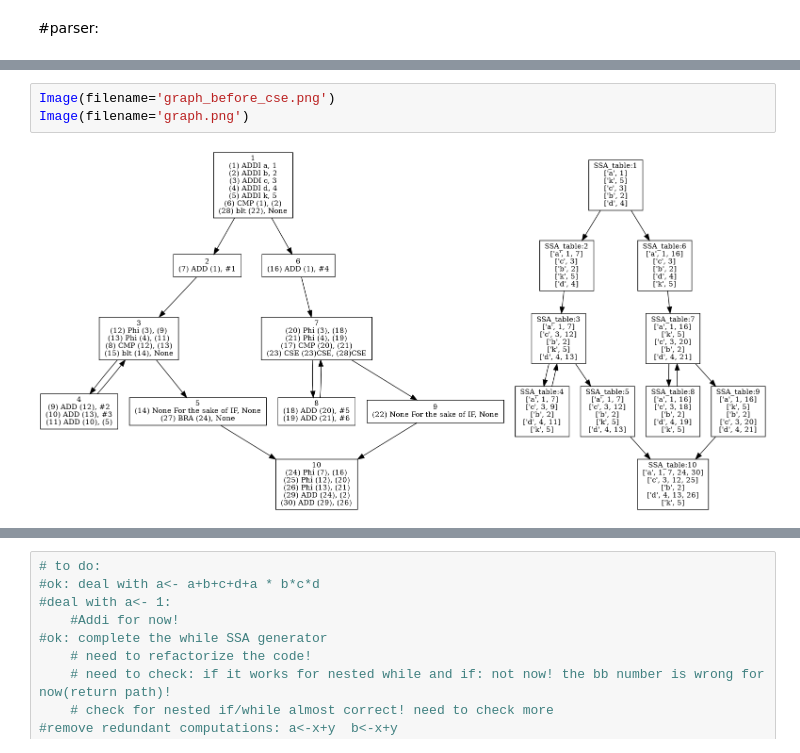
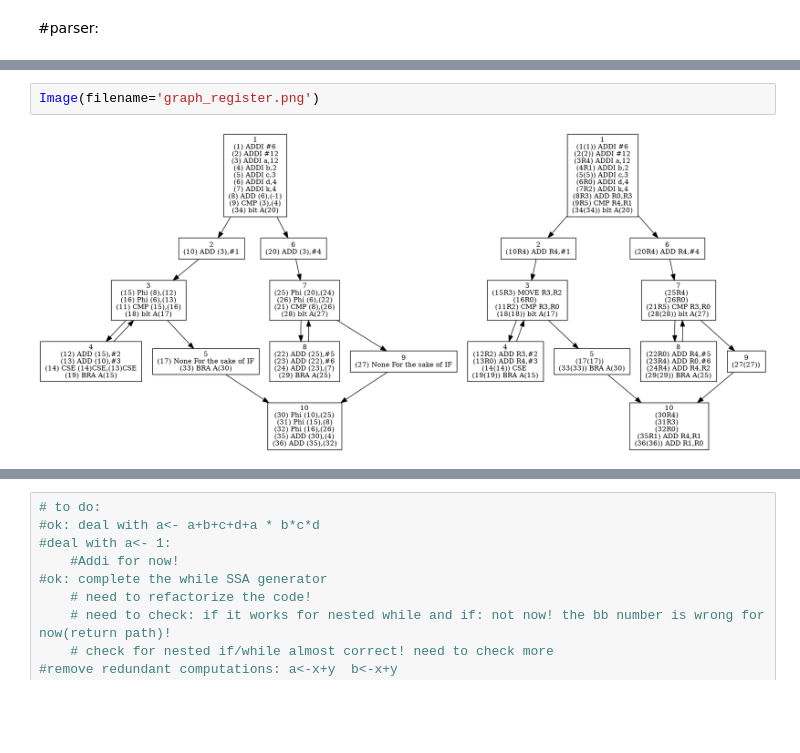
Before and after one commit to amatii/compiler, a Jupyter notebook: parser_SSA-refactor-newSSA.ipynb, the cells around one changed output, grey strips where cells are left out. Saved outputs shown, nothing was run; the diff lists cells and outputs as text; blank space fills up the shorter version.

Commit message:
fixed the CSE bug. added assigning register to SSA variables and emiting the code. added the MOVE in the case of Phi.

```diff
--- a/parser_SSA-refactor-newSSA.ipynb
+++ b/parser_SSA-refactor-newSSA.ipynb
@@ -229,5 +320,4 @@ no loop found!
 # %%
-Image(filename='graph_before_cse.png')
-Image(filename='graph.png')
+Image(filename='graph_register.png')
 # %% [output]
-[figure, old version]
+[figure, new version]
```
Also changed, not shown: parts of 7 cells of this notebook, 5 other files.
